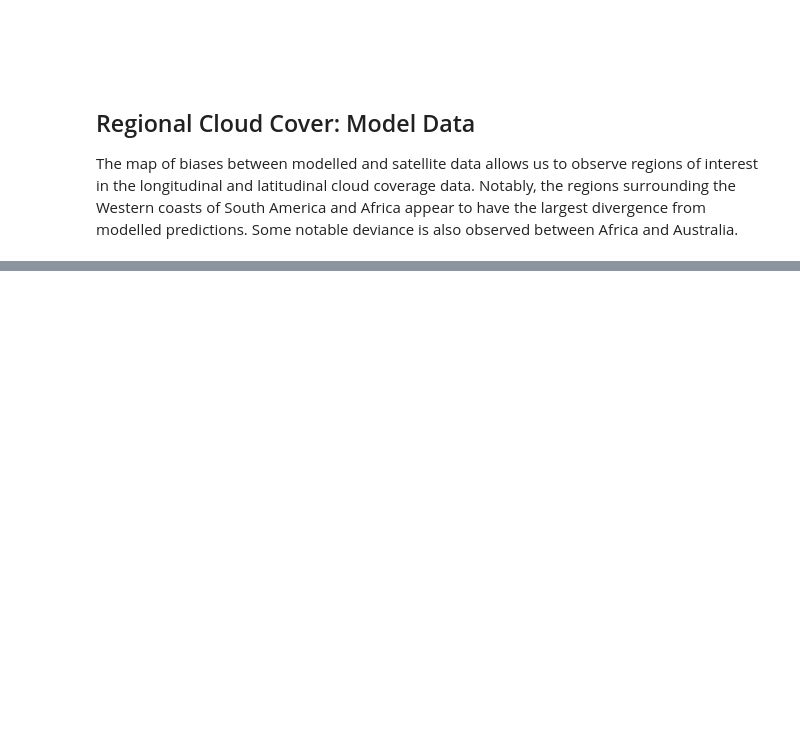
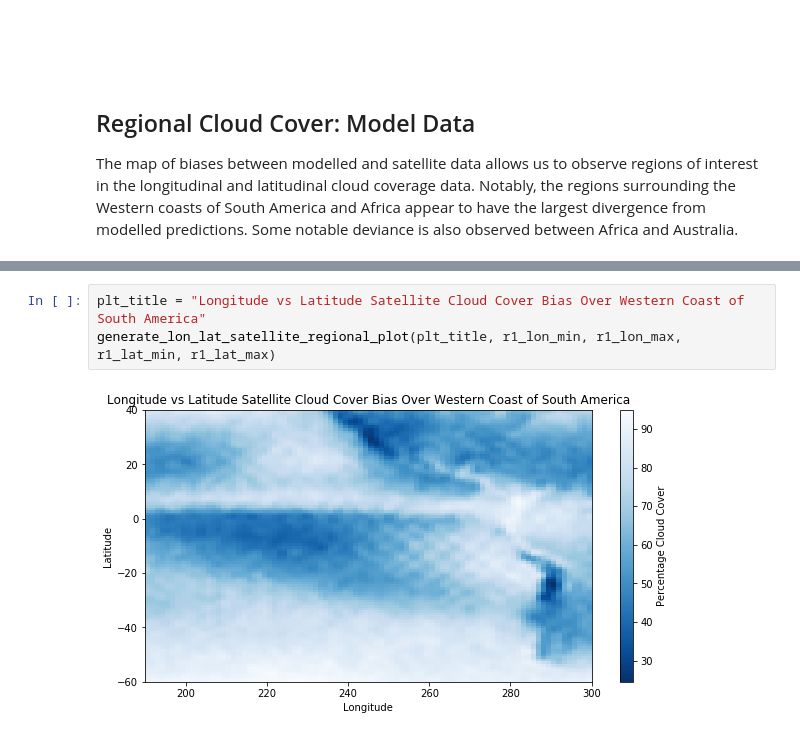
Before and after one commit to maddiebeagley/Climate-Modelling-Lab, a Jupyter notebook: 390Lab.ipynb, the cells around one changed output, grey strips where cells are left out. Drawn from its saved outputs; the diff is of its cells as text; blank space fills up the shorter version.

```diff
--- a/390Lab.ipynb
+++ b/390Lab.ipynb
@@ -444,0 +477,5 @@ generate_lon_lat_model_regional_plot(plt_title, r1_lon_min, r1_lon_max, r1_lat_m
+# %%
+plt_title = "Longitude vs Latitude Satellite Cloud Cover Bias Over Western Coast of South America"
+generate_lon_lat_satellite_regional_plot(plt_title, r1_lon_min, r1_lon_max, r1_lat_min, r1_lat_max)
+# %% [output]
+[figure, added]
```
Also changed, not shown: parts of 7 cells of this notebook.
